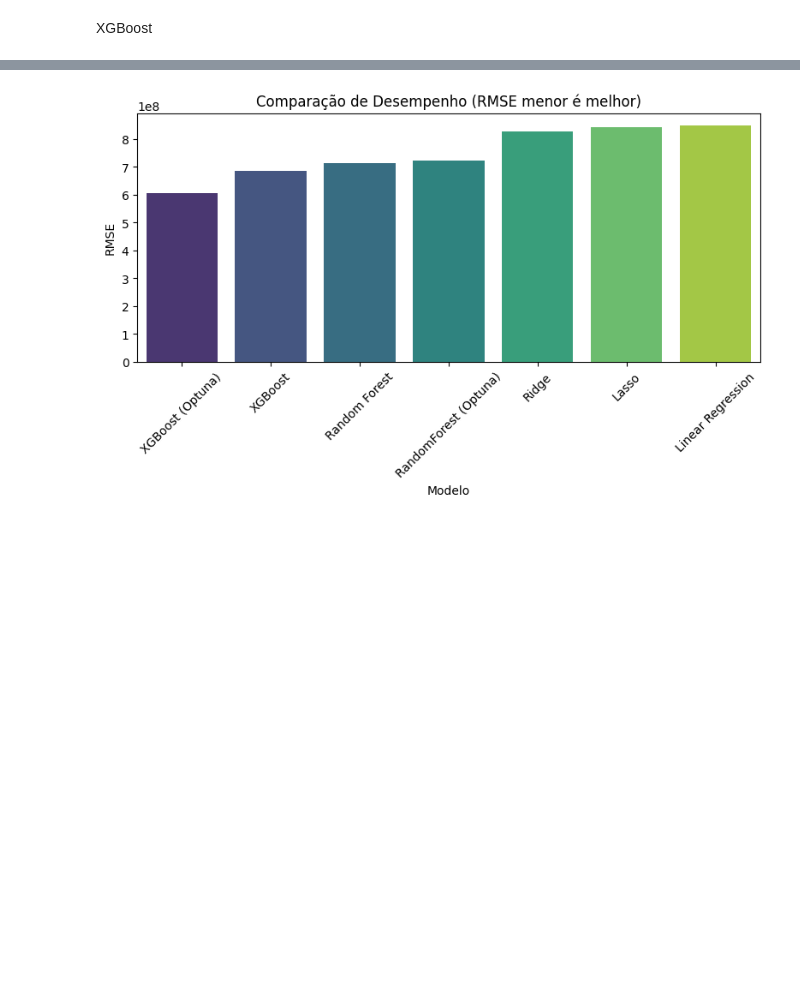
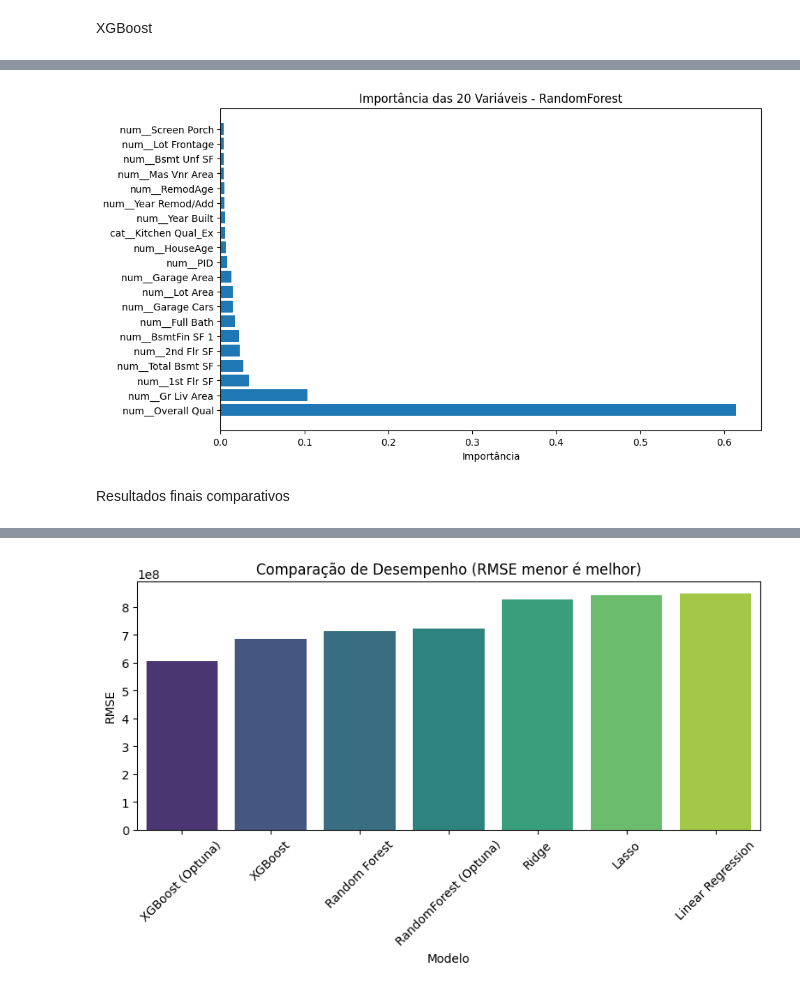
Before and after one commit to franciscocolatino/house-prices-experimento-ml, a Jupyter notebook: experimento_house_prices.ipynb, the cells around one changed output, grey strips where cells are left out. Saved outputs shown, nothing was run; the diff lists cells and outputs as text; code cells hidden in the pictures; blank space fills up the shorter version.

```diff
--- a/experimento_house_prices.ipynb
+++ b/experimento_house_prices.ipynb
@@ -210,3 +268,27 @@ xgb_r2 = r2_score(y_test, xgb_preds)
+# %%
+model_rf = best_rf.named_steps['model']
+importances = model_rf.feature_importances_
+preprocessor = best_rf.named_steps['preproc']
+feature_names = preprocessor.get_feature_names_out(input_features=X_train.columns)
+
+# Ordenar as variáveis por importância (decrescente)
+indices = np.argsort(importances)[::-1]
+
+# Selecionar as top 20 variáveis
+top_n = 20
+top_indices = indices[:top_n]
+top_importance = importances[top_indices]
+top_feature_names = feature_names[top_indices]
+
+plt.figure(figsize=(10, 6))
+plt.barh(top_feature_names, top_importance)
+plt.xlabel('Importância')
+plt.title(f'Importância das {top_n} Variáveis - RandomForest')
+plt.show()
+# %% [output]
+[figure, added]
+# %% [markdown]
+Resultados finais comparativos
 # %%
 final_df = pd.concat([
     baseline_df,
```
Also changed, not shown: parts of 16 cells of this notebook, 1 other file.
